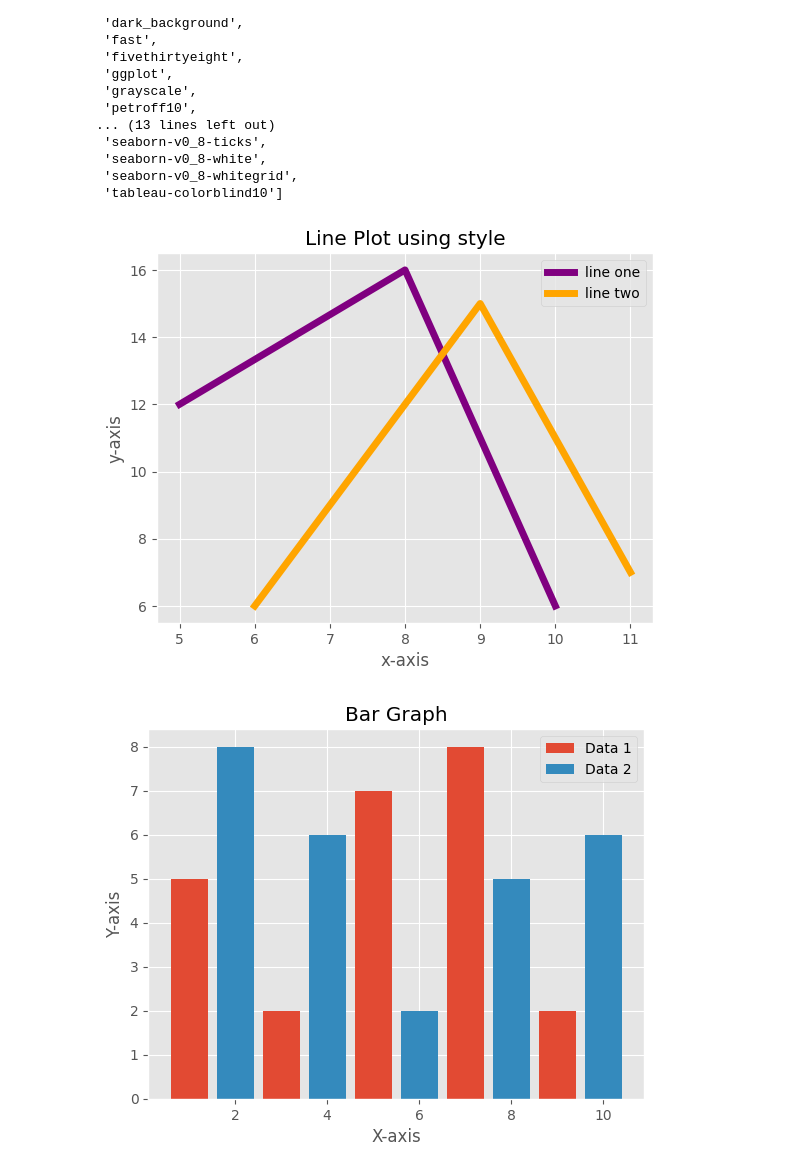
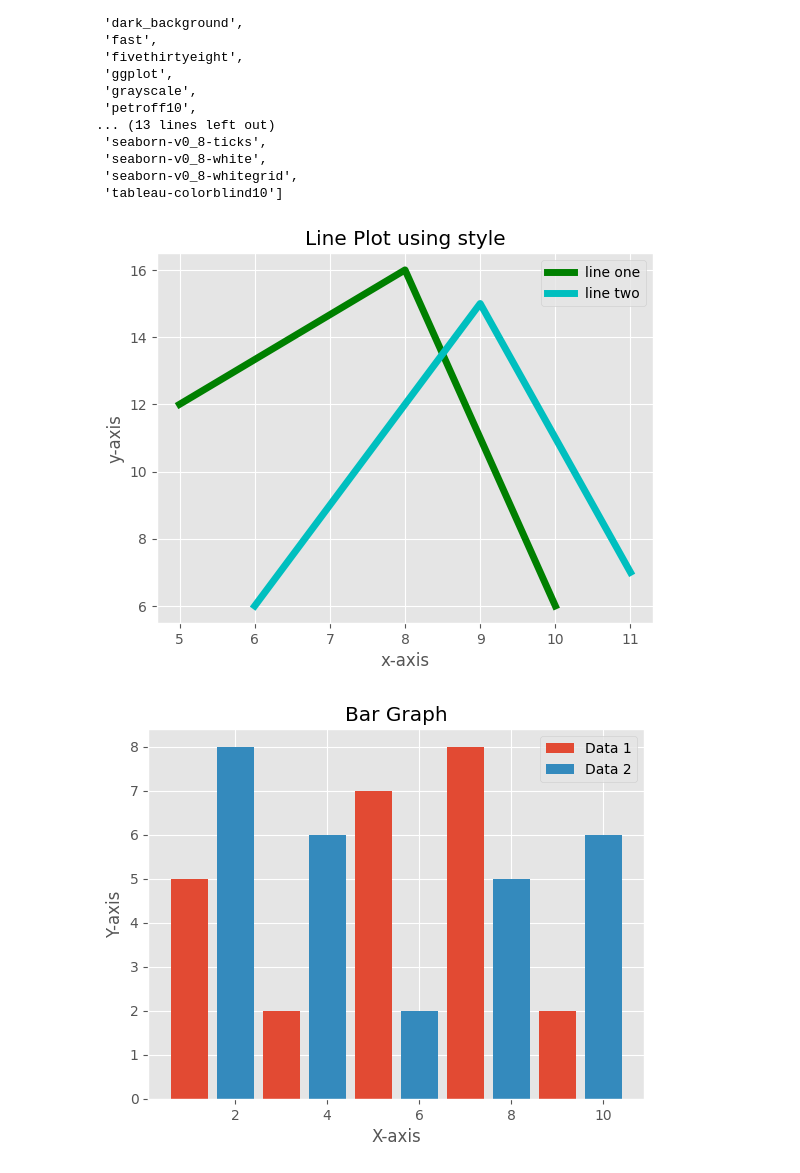
Before and after one commit to mayurraj9378/Data-Science, a Jupyter notebook: matplotlib_part1.ipynb, the cells around one changed output. Drawn from its saved outputs; the diff is of its cells as text; code cells hidden in the pictures.

```diff
--- a/matplotlib_part1.ipynb
+++ b/matplotlib_part1.ipynb
@@ -96,19 +96,19 @@ style.available
 # %%
 from matplotlib import style
 style.use('ggplot')
 x1=[5,8,10]
 y1=[12,16,6]
 x2=[6,9,11]
 y2=[6,15,7]
 plt.xlabel('x-axis')
 plt.ylabel('y-axis')
 plt.title('Line Plot using style')
-plt.plot(x1,y1,'g',label='line one',linewidth=5,color='purple')
-plt.plot(x2,y2,'c',label='line two',linewidth=5,color ='orange')
+plt.plot(x1,y1,'g',label='line one',linewidth=5)
+plt.plot(x2,y2,'c',label='line two',linewidth=5)
 plt.legend(loc=1)
 plt.show()
 # %% [output]
-[figure, old version]
+[figure, new version]
 # %%
 #for labels of legends
 #https://matplotlib.org/stable/api/_as_gen/matplotlib.pyplot.legend.html
```
